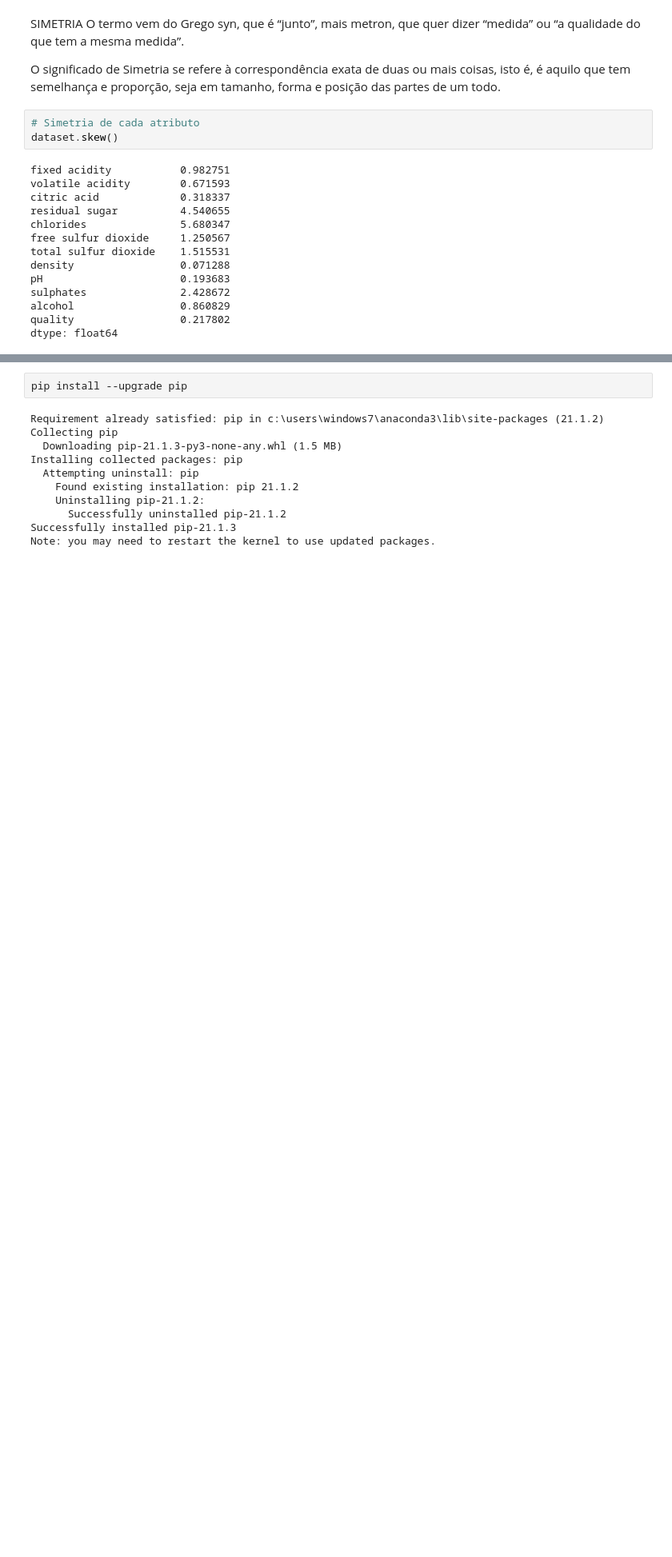
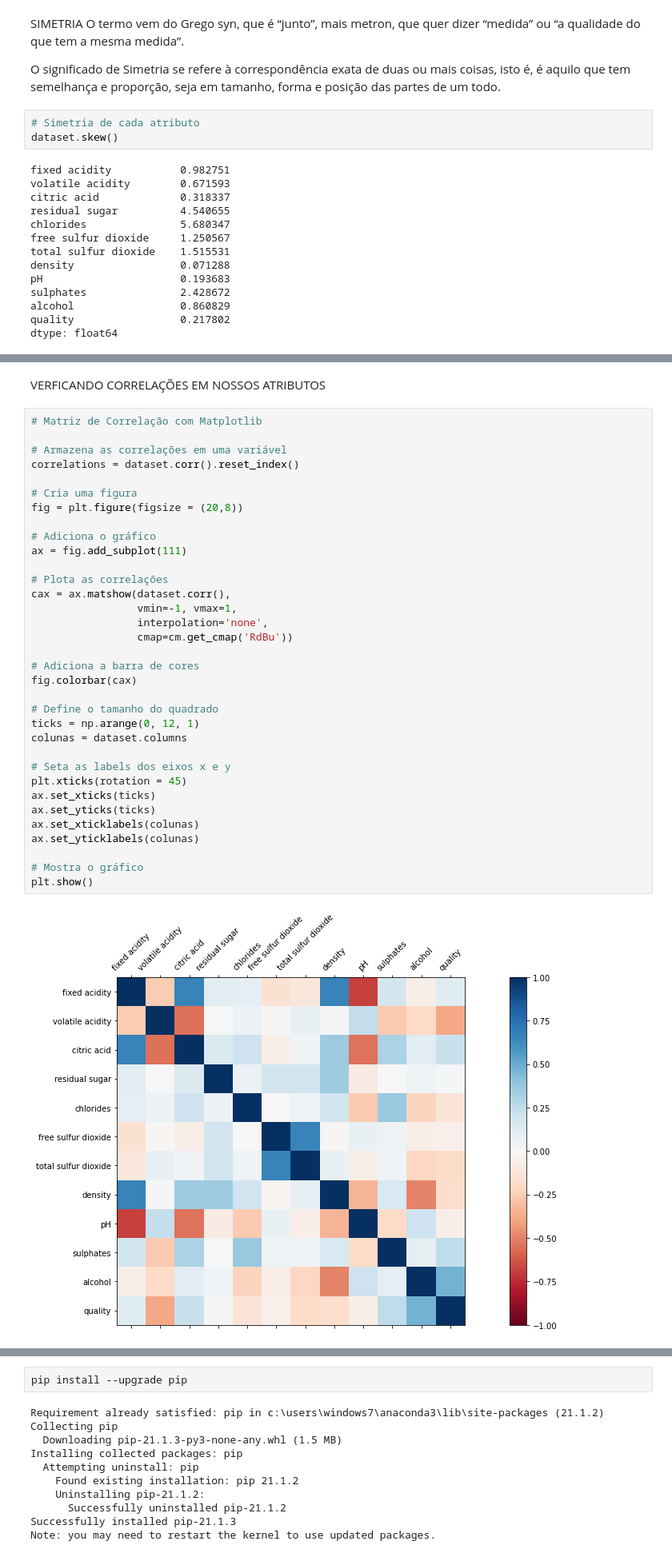
Before and after one commit to nycolexavier/course-data-analysis, a Jupyter notebook: aula_03.ipynb, the cells around one changed output, grey strips where cells are left out. Shown at 80% size. Cells and saved outputs as stored; diff of their text form; blank space fills up the shorter version.

```diff
--- a/aula_03.ipynb
+++ b/aula_03.ipynb
@@ -186,0 +254,38 @@ dtype: float64
+# %% [markdown]
+VERFICANDO CORRELAÇÕES EM NOSSOS ATRIBUTOS
+# %%
+# Matriz de Correlação com Matplotlib
+
+# Armazena as correlações em uma variável
+correlations = dataset.corr().reset_index()
+
+# Cria uma figura
+fig = plt.figure(figsize = (20,8))
+
+# Adiciona o gráfico
+ax = fig.add_subplot(111)
+
+# Plota as correlações
+cax = ax.matshow(dataset.corr(),
+                 vmin=-1, vmax=1,
+                 interpolation='none',
+                 cmap=cm.get_cmap('RdBu'))
+
+# Adiciona a barra de cores
+fig.colorbar(cax)
+
+# Define o tamanho do quadrado
+ticks = np.arange(0, 12, 1)
+colunas = dataset.columns
+
+# Seta as labels dos eixos x e y
+plt.xticks(rotation = 45)
+ax.set_xticks(ticks)
+ax.set_yticks(ticks)
+ax.set_xticklabels(colunas)
+ax.set_yticklabels(colunas)
+
+# Mostra o gráfico
+plt.show()
+# %% [output]
+[figure, added]
```
Also changed, not shown: parts of 23 cells of this notebook, 1 other file.
